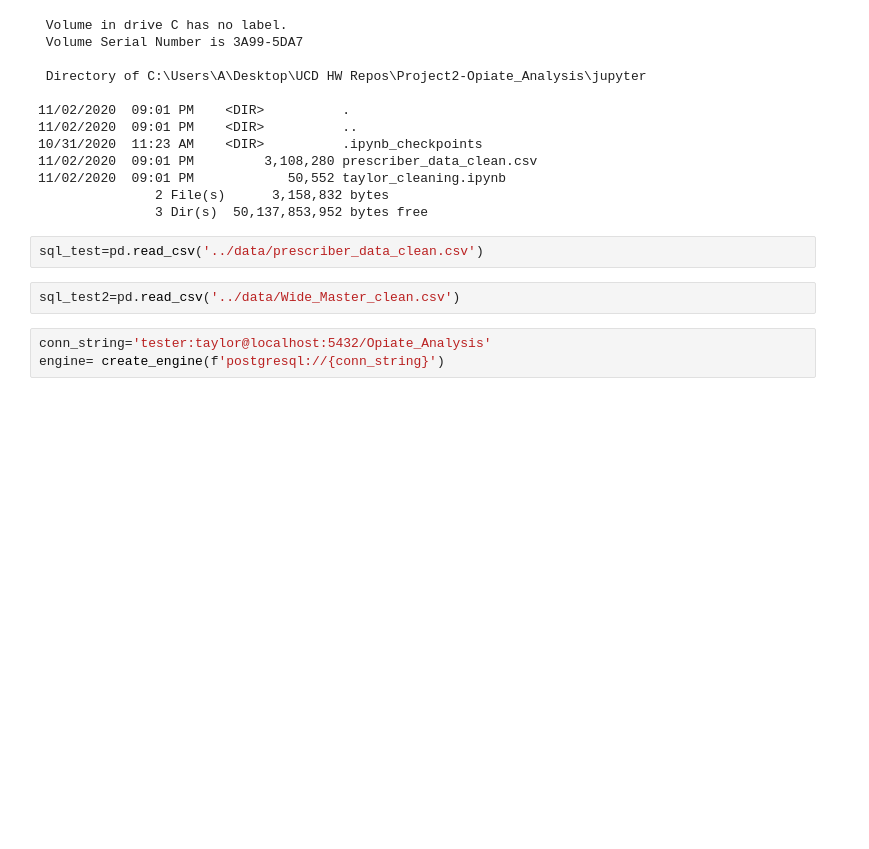
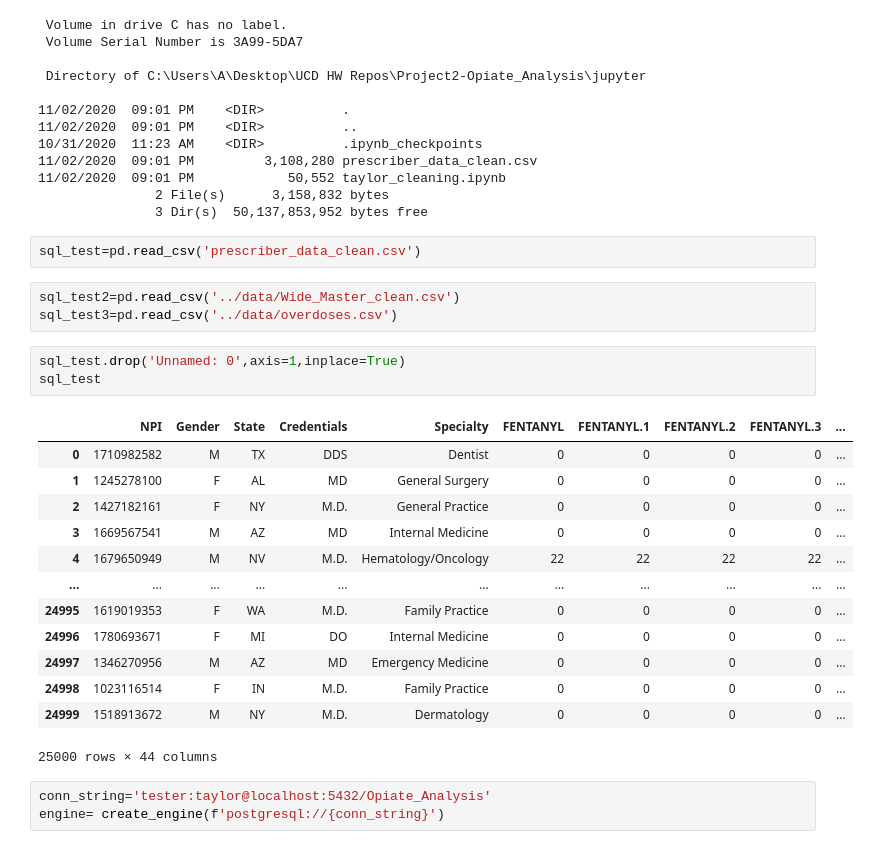
Before and after one commit to ChichoTV/Opiate_Analysis, a Jupyter notebook: jupyter/taylor_cleaning.ipynb, the cells around one changed output. Cells and saved outputs as stored; diff of their text form; blank space fills up the shorter version.

Commit message:
sql tests and cleaning data

```diff
--- a/jupyter/taylor_cleaning.ipynb
+++ b/jupyter/taylor_cleaning.ipynb
@@ -126,9 +138,27 @@ ls
                2 File(s)      3,158,832 bytes
                3 Dir(s)  50,137,853,952 bytes free
 # %%
-sql_test=pd.read_csv('../data/prescriber_data_clean.csv')
+sql_test=pd.read_csv('prescriber_data_clean.csv')
 # %%
 sql_test2=pd.read_csv('../data/Wide_Master_clean.csv')
+sql_test3=pd.read_csv('../data/overdoses.csv')
+# %%
+sql_test.drop('Unnamed: 0',axis=1,inplace=True)
+sql_test
+# %% [output]
+|  | NPI | Gender | State | Credentials | Specialty | FENTANYL | FENTANYL.1 | FENTANYL.2 | FENTANYL.3 | ... |
+| 0 | 1710982582 | M | TX | DDS | Dentist | 0 | 0 | 0 | 0 | ... |
+| 1 | 1245278100 | F | AL | MD | General Surgery | 0 | 0 | 0 | 0 | ... |
+| 2 | 1427182161 | F | NY | M.D. | General Practice | 0 | 0 | 0 | 0 | ... |
+| 3 | 1669567541 | M | AZ | MD | Internal Medicine | 0 | 0 | 0 | 0 | ... |
+| 4 | 1679650949 | M | NV | M.D. | Hematology/Oncology | 22 | 22 | 22 | 22 | ... |
+| ... | ... | ... | ... | ... | ... | ... | ... | ... | ... | ... |
+| 24995 | 1619019353 | F | WA | M.D. | Family Practice | 0 | 0 | 0 | 0 | ... |
+| 24996 | 1780693671 | F | MI | DO | Internal Medicine | 0 | 0 | 0 | 0 | ... |
+| 24997 | 1346270956 | M | AZ | MD | Emergency Medicine | 0 | 0 | 0 | 0 | ... |
+| 24998 | 1023116514 | F | IN | M.D. | Family Practice | 0 | 0 | 0 | 0 | ... |
+| 24999 | 1518913672 | M | NY | M.D. | Dermatology | 0 | 0 | 0 | 0 | ... |
+25000 rows × 44 columns
 # %%
 conn_string='tester:taylor@localhost:5432/Opiate_Analysis'
 engine= create_engine(f'postgresql://{conn_string}')
```
Also changed, not shown: parts of 13 cells of this notebook, 2 other files.
